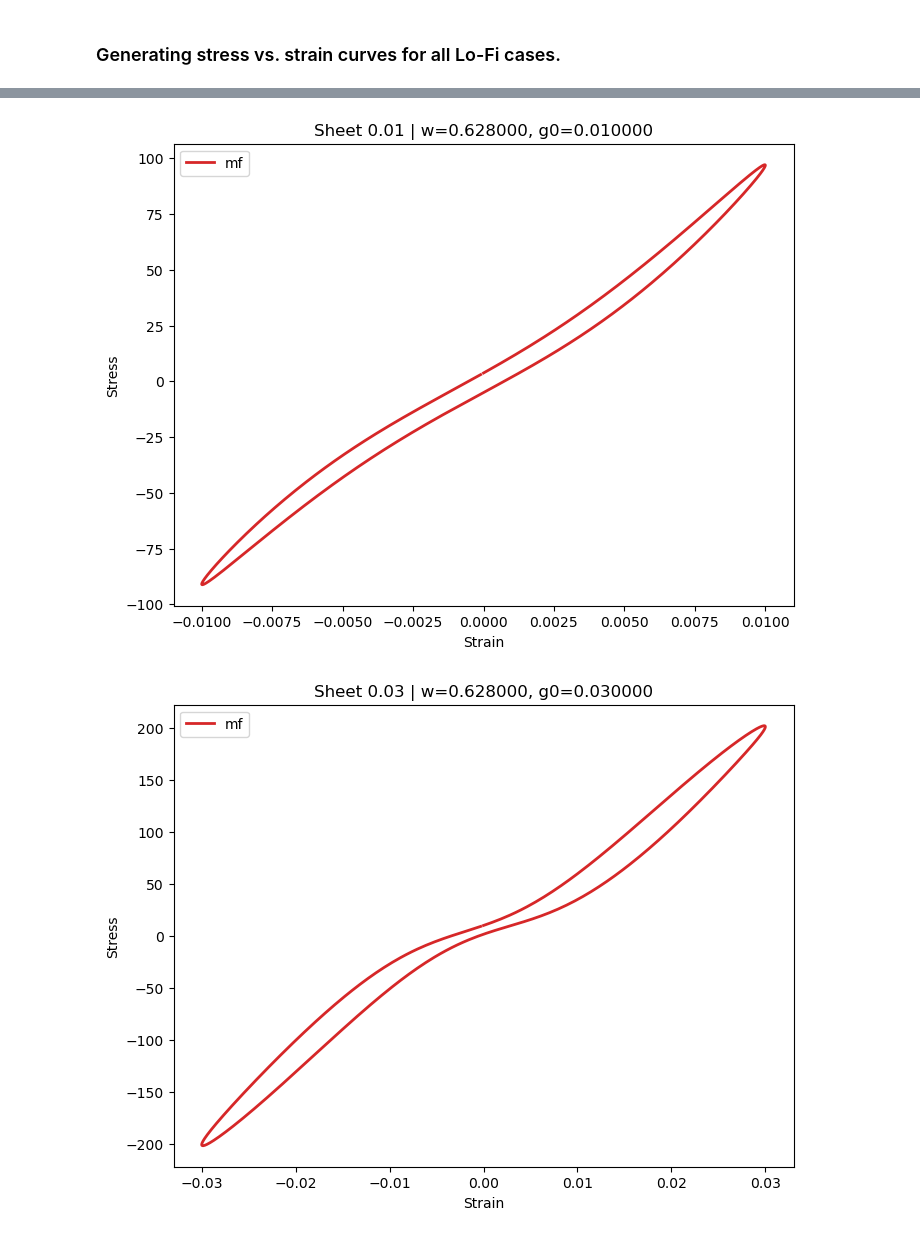
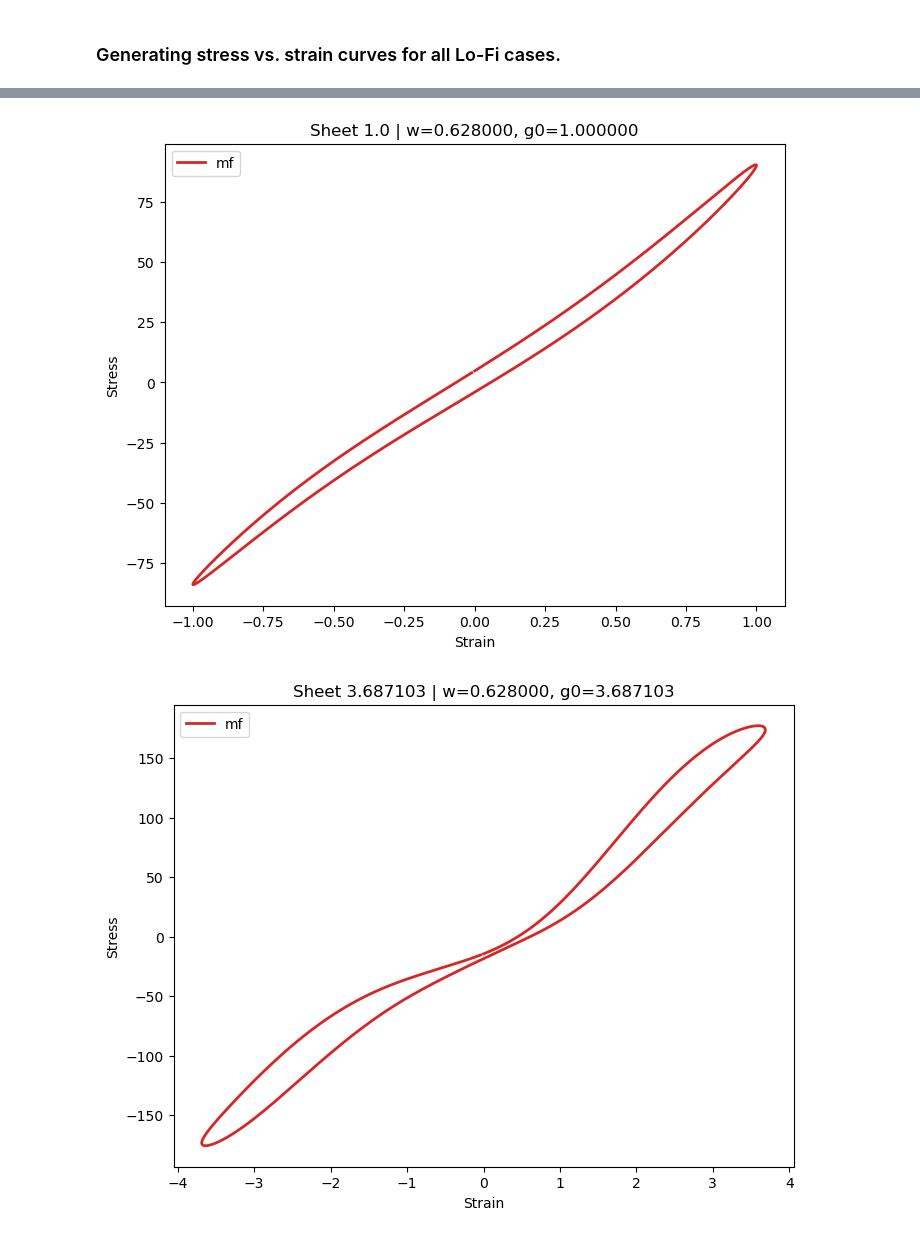
Before and after one commit to alan-ze/PunLab, a Jupyter notebook: mfnn/notebooks/Main_MFNN_SAOS.ipynb, the cells around one changed output, grey strips where cells are left out. Cells and saved outputs as stored; diff of their text form; code cells hidden in the pictures.

```diff
--- a/mfnn/notebooks/Main_MFNN_SAOS.ipynb
+++ b/mfnn/notebooks/Main_MFNN_SAOS.ipynb
@@ -270,7 +274,7 @@ class PINNSolver():
             return 100  # a large number
 
         current_loss = self.last_n_losses[-1]
-        max_relative_error = 100.*max([abs(current_loss - loss) / current_loss for loss in self.last_n_losses[:-1]])
+        max_relative_error = 100.*max([abs(current_loss - loss) / current_loss + 1e-8 for loss in self.last_n_losses[:-1]])
         return max_relative_error
 
     def loss_fn(self, X_data_LF, X_data_HF, y_data_LF, y_data_HF):
@@ -451,7 +455,7 @@ We almost have everything by now. Next, we will instantiate the optimizer from `
 # %%
 # lr = tf.keras.optimizers.schedules.PiecewiseConstantDecay([10000,20000],[1e-2,2e-3,1e-3])
 lr = 1e-3
-N=40000
+N=20000
 
 try:
     runtime
@@ -510,8 +510,11 @@ path = os.getcwd()
 files = os.listdir(path)
 df = {}
 df = pd.read_excel(url_hf_raw, sheet_name=None)
-data = [[k,v] for k,v in df.items()]
-data.pop(23)    # Removed this sheet in Lo-Fi as well due to bad data
+data = [
+    [k, v] for k, v in df.items()
+    if (v["Oscillation strain"].iloc[0] <= 5) & (v["Oscillation strain"].iloc[0] >= 0.00)
+]  # NOTE: Adjust to include different sheets
+
 t_train, g_train, w_train = np.array([]), np.array([]), np.array([])
 s_train = np.array([])
 
@@ -644,7 +647,7 @@ g0 = np.unique(g0_test)[0]
 omega = np.unique(w_test)[0]
 
 # 1. Stack inputs including G0
-X_test = np.column_stack([st_test, sr_test, w_test, g0_test])
+X_test = np.column_stack([st_test, sr_test, w_test, g0_test / 1])
 y_test = np.column_stack([s_test])
 
 # 2. Normalize
@@ -676,16 +679,16 @@ Start Index:  0
 # %%
 # Plot without using experimental st_test and sr_test!
 
-test_amps = [0.0001, 0.0005, 0.001, 0.005, 0.01, 0.03]
+test_amps = [0.01, 0.05, 0.1, 0.5, 1.0, 3.687103]
 
 for i in test_amps:
 
-    t_test, g0_test, w_test, s_test, st_test, sr_test = extractor(5)
+    t_test, g0_test, w_test, s_test, st_test, sr_test = extractor(1)
 
     g0_test = g0_test / g0_test * i
 
     st_test = g0_test * np.sin(w_test * t_test)
-    sr_test = g0_test * w_test * np.cos(w_test * t_test) * 100  # TODO: SHEAR RATE COLUMN IN WRONG UNITS
+    sr_test = g0_test * w_test * np.cos(w_test * t_test)  # TODO: SHEAR RATE COLUMN IN WRONG UNITS
 
     g0 = np.unique(g0_test)[0]
     omega = np.unique(w_test)[0]
@@ -733,2 +736,2 @@ Start Index:  0
-[figure, old version]
+[figure, new version]
-[figure, old version]
+[figure, new version]
```
Also changed, not shown: parts of 10 cells of this notebook, 1 other file.
